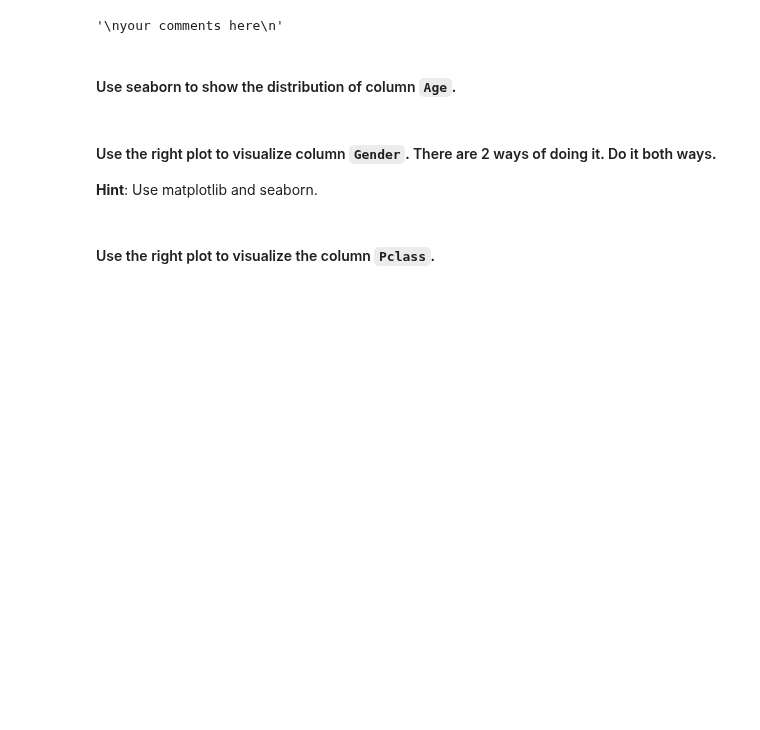
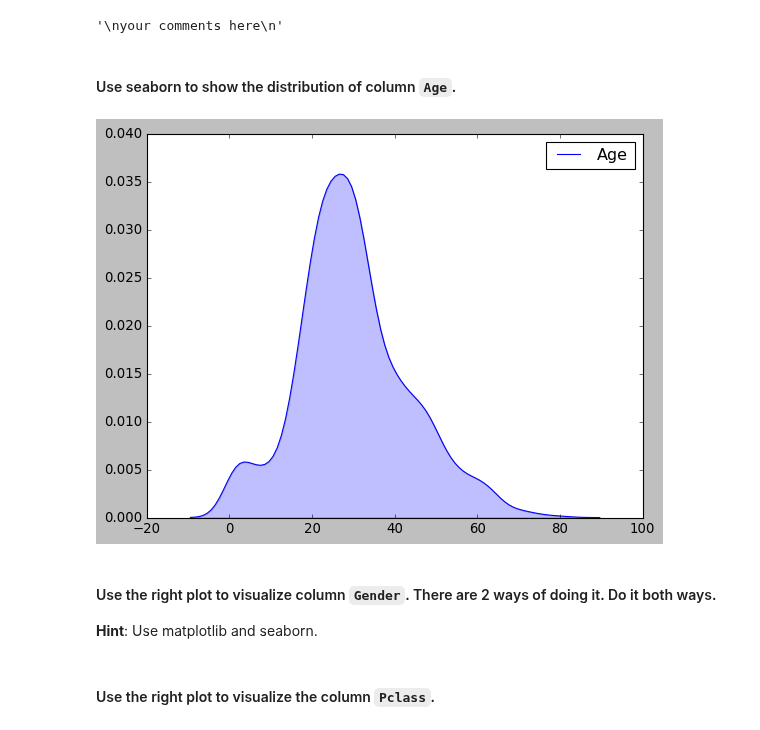
Before and after one commit to gabrielanakasato/ironhack-daft, a Jupyter notebook: labs/lab-w04/05-matplotlib-seaborn/your-code/main.ipynb, the cells around one changed output. Cells and saved outputs as stored; diff of their text form; code cells hidden in the pictures; blank space fills up the shorter version.

```diff
--- a/labs/lab-w04/05-matplotlib-seaborn/your-code/main.ipynb
+++ b/labs/lab-w04/05-matplotlib-seaborn/your-code/main.ipynb
@@ -305,3 +310,10 @@ your comments here
+# %%
+# your code here
+
+# density plot with shade
+sns.kdeplot(titanic['Age'], shade=True);
+# %% [output]
+[figure, added]
 # %% [markdown]
 #### Use the right plot to visualize column `Gender`. There are 2 ways of doing it. Do it both ways.
 **Hint**: Use matplotlib and seaborn.
```
Also changed, not shown: parts of 5 cells of this notebook, 3 other files.
